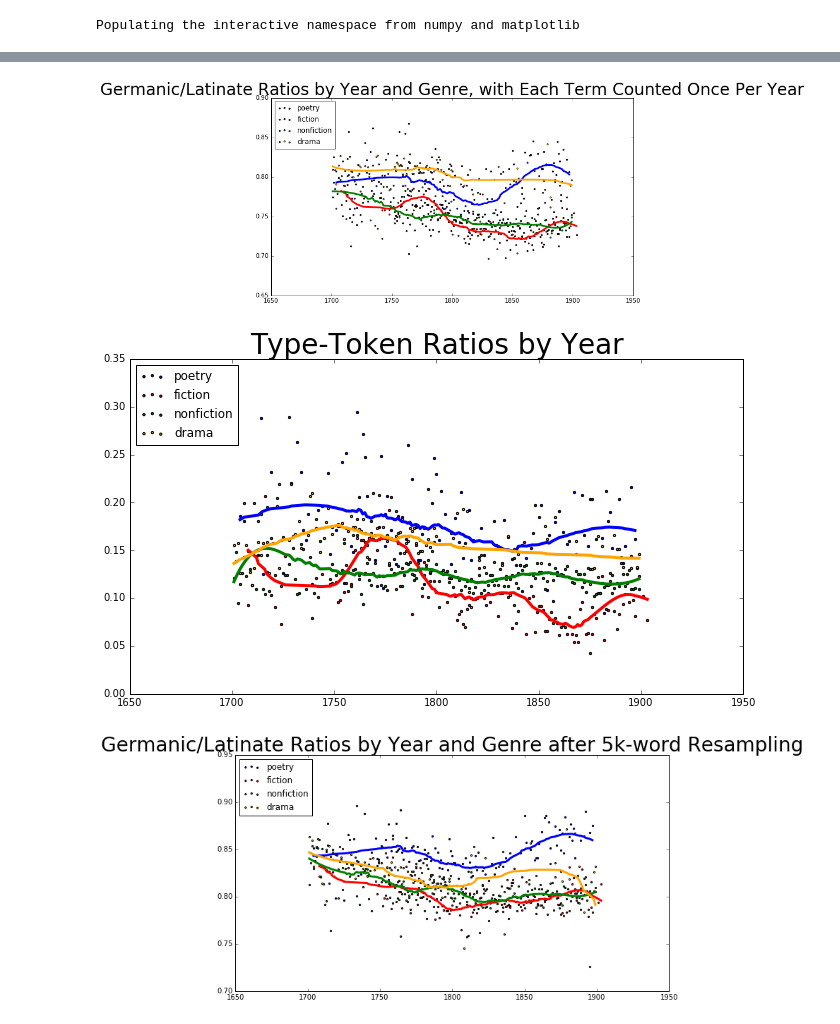
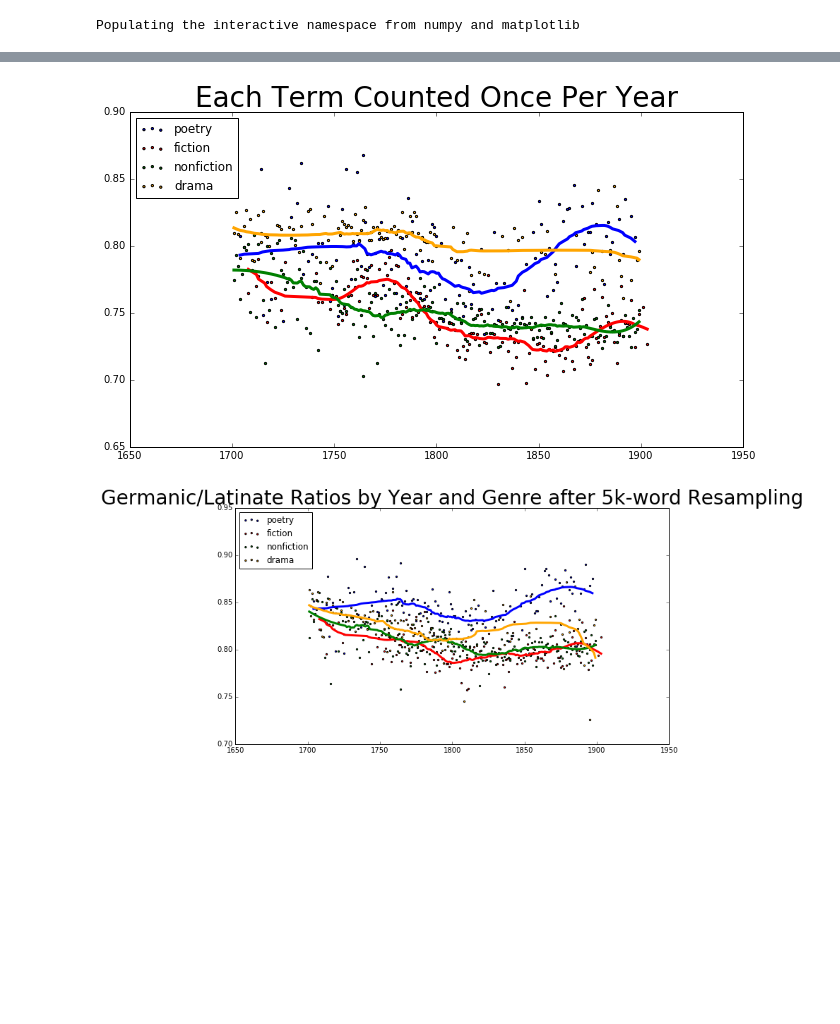
Before and after one commit to mjlavin80/horror_genre, a Jupyter notebook: Walker Ratios.ipynb, the cells around one changed output, grey strips where cells are left out. Cells and saved outputs as stored; diff of their text form; code cells hidden in the pictures; blank space fills up the shorter version.

```diff
--- a/Walker Ratios.ipynb
+++ b/Walker Ratios.ipynb
@@ -66,72 +66,35 @@ fiction = c.execute("""SELECT walker_ratio_set, year FROM results
 nonfiction = c.execute("""SELECT walker_ratio_set, year FROM results
     WHERE genre='nonfiction' and no_data=0 and too_short=0""").fetchall()
 drama = c.execute("""SELECT walker_ratio_set, year FROM results
     WHERE genre='drama' and no_data=0 and too_short=0""").fetchall()
 y_1 = [i[0] for i in poetry]
 x_1 = [i[1] for i in poetry]
 y_2 = [i[0] for i in fiction]
 x_2 = [i[1] for i in fiction]
 y_3 = [i[0] for i in nonfiction]
 x_3 = [i[1] for i in nonfiction]
 y_4 = [i[0] for i in drama]
 x_4 = [i[1] for i in drama]
 y_1_sav = signal.savgol_filter(y_1, 51, 3) # window size 51, polynomial order 3
 y_2_sav = signal.savgol_filter(y_2, 51, 3)
 y_3_sav = signal.savgol_filter(y_3, 51, 3)
 y_4_sav = signal.savgol_filter(y_4, 51, 3)
 
 fig = plt.figure()
 ax1 = fig.add_subplot(111)
 ax1.scatter(x_1, y_1, s=5, c='b', marker="o", label='poetry')
 ax1.scatter(x_2,y_2, s=5, c='r', marker="o", label='fiction')
 ax1.scatter(x_3,y_3, s=5, c='g', marker="o", label='nonfiction')
 ax1.scatter(x_4,y_4, s=5, c='orange', marker="o", label='drama')
-plt.title("Germanic/Latinate Ratios by Year and Genre, with Each Term Counted Once Per Year", fontsize=28)
+plt.title("Each Term Counted Once Per Year", fontsize=28)
 plt.plot(x_1, y_1_sav, linewidth=3.0, c="b")
 plt.plot(x_2, y_2_sav, linewidth=3.0, c="r")
 plt.plot(x_3, y_3_sav, linewidth=3.0, c="g")
 plt.plot(x_4, y_4_sav, linewidth=3.0, c="orange")
 plt.legend(loc='upper left');
 plt.show()
 # %% [output]
-[figure, old version]
+[figure, new version]
-# %%
-poetry = c.execute("""SELECT tt_ratio, year FROM results
-    WHERE genre='poetry' and no_data=0 and too_short=0""").fetchall()
-fiction = c.execute("""SELECT tt_ratio, year FROM results
-    WHERE genre='fiction' and no_data=0 and too_short=0""").fetchall()
-nonfiction = c.execute("""SELECT tt_ratio, year FROM results
-    WHERE genre='nonfiction' and no_data=0 and too_short=0""").fetchall()
-drama = c.execute("""SELECT tt_ratio, year FROM results
-    WHERE genre='drama' and no_data=0 and too_short=0""").fetchall()
-y_1 = [i[0] for i in poetry]
-x_1 = [i[1] for i in poetry]
-y_2 = [i[0] for i in fiction]
-x_2 = [i[1] for i in fiction]
-y_3 = [i[0] for i in nonfiction]
-x_3 = [i[1] for i in nonfiction]
-y_4 = [i[0] for i in drama]
-x_4 = [i[1] for i in drama]
-y_1_sav = signal.savgol_filter(y_1, 51, 3) # window size 51, polynomial order 3
-y_2_sav = signal.savgol_filter(y_2, 51, 3)
-y_3_sav = signal.savgol_filter(y_3, 51, 3)
-y_4_sav = signal.savgol_filter(y_4, 51, 3)
-
-fig = plt.figure()
-ax1 = fig.add_subplot(111)
-ax1.scatter(x_1, y_1, s=5, c='b', marker="o", label='poetry')
-ax1.scatter(x_2,y_2, s=5, c='r', marker="o", label='fiction')
-ax1.scatter(x_3,y_3, s=5, c='g', marker="o", label='nonfiction')
-ax1.scatter(x_4,y_4, s=5, c='orange', marker="o", label='drama')
-plt.title("Type-Token Ratios by Year", fontsize=28)
-plt.plot(x_1, y_1_sav, linewidth=3.0, c="b")
-plt.plot(x_2, y_2_sav, linewidth=3.0, c="r")
-plt.plot(x_3, y_3_sav, linewidth=3.0, c="g")
-plt.plot(x_4, y_4_sav, linewidth=3.0, c="orange")
-plt.legend(loc='upper left');
-plt.show()
-# %% [output]
-[figure, removed]
 # %%
 import json
 poetry_json = c.execute("""SELECT walker_resample_set, year FROM results
```
Also changed, not shown: parts of 2 cells of this notebook, 9 other files.
